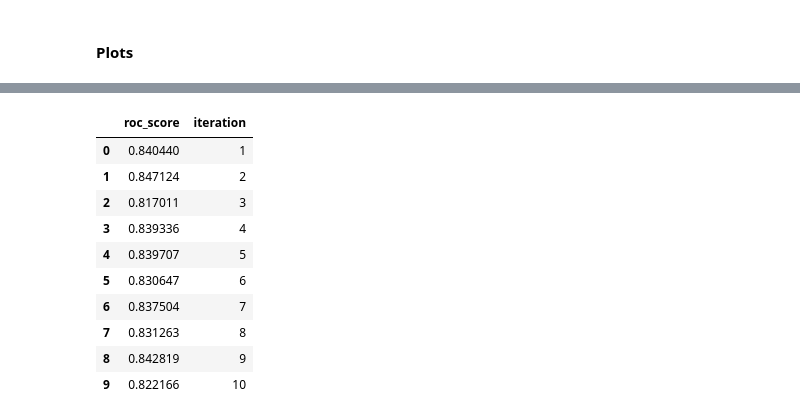
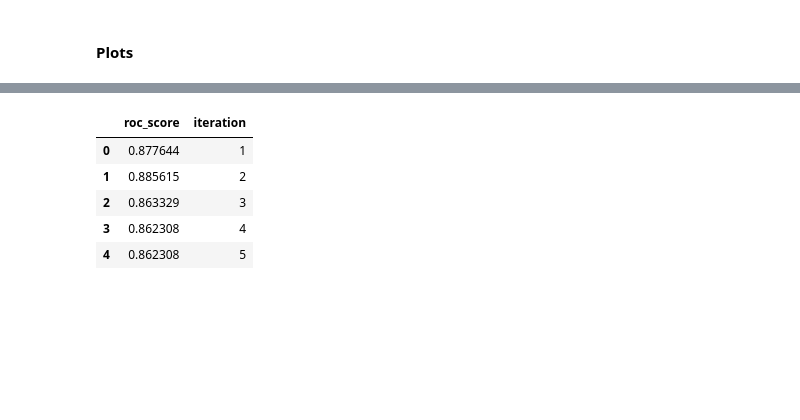
Before and after one commit to jacopoUCL/td2c, a Jupyter notebook: notebooks/contributions/td2c_extesions/IterativeTD2C.ipynb, the cells around one changed output, grey strips where cells are left out. Cells and saved outputs as stored; diff of their text form; code cells hidden in the pictures; blank space fills up the shorter version.

```diff
--- a/notebooks/contributions/td2c_extesions/IterativeTD2C.ipynb
+++ b/notebooks/contributions/td2c_extesions/IterativeTD2C.ipynb
@@ -43,7 +43,7 @@ from d2c.benchmark import D2CWrapper
 N_JOBS = 40 # number of jobs to run in parallel. For D2C, parallelism is implemented at the observation level: each observation from a single file is processed in parallel
 SEED = 42 # random seed for reproducibility
 MB_SIZE = 2 # size to consider when estimating the markov blanket. This is only useful if the MB is actually estimated
-COUPLES_TO_CONSIDER_PER_DAG = -1 # edges that are considered in total to compute descriptors, for each TS. This can speed up the process. If set to -1, all possible edges are considered
+COUPLES_TO_CONSIDER_PER_DAG = 40 # edges that are considered in total to compute descriptors, for each TS. This can speed up the process. If set to -1, all possible edges are considered
 maxlags = 5 # maximum lags to consider when considering variable couples
 noise_std_filter = 0.01  # Example noise standard deviation to filter
 max_neighborhood_size_filter = 2  # Example filter for neighborhood size
@@ -1484,7 +1552,7 @@ plt.savefig(output_folder + f'boxplot_roc_auc_scores_{method}_iterative_{it}_ite
 <Figure size 640x480 with 0 Axes>
 # %%
 k = 1
-it = 10
+it = 5
 method = 'TD2C'
 
 roc1 = df1.mean().mean()
@@ -1492,14 +1560,14 @@ roc2 = df2.mean().mean()
 roc3 = df3.mean().mean()
 roc4 = df4.mean().mean()
 roc5 = df5.mean().mean()
-roc6 = df6.mean().mean()
-roc7 = df7.mean().mean()
-roc8 = df8.mean().mean()
-roc9 = df9.mean().mean()
-roc10 = df10.mean().mean()
+# roc6 = df6.mean().mean()
+# roc7 = df7.mean().mean()
+# roc8 = df8.mean().mean()
+# roc9 = df9.mean().mean()
+# roc10 = df10.mean().mean()
 
 # make a vector with roc scores
-roc_scores = [roc1, roc2, roc3, roc4, roc5, roc6, roc7, roc8, roc9, roc10] #
+roc_scores = [roc1, roc2, roc3, roc4, roc5] # , roc6, roc7, roc8, roc9, roc10
 
 # line plot of the roc scores with iterations numbers on x-axis
 plt.figure(figsize=(12, 6))
@@ -1520,23 +1588,18 @@ plt.savefig(output_folder + f'ROC_AUC_scores_TD2C_{method}_{it}_iterations_{k}_t
 # %%
 # print the average roc scores for each iteration in the same df
 roc_scores_df = pd.DataFrame(roc_scores, columns=['roc_score'])
 roc_scores_df['iteration'] = range(1, it+1)
 roc_scores_df
 
 # save the df in a csv file
-output_folder = '/home/jpalombarini/td2c/notebooks/contributions/td2c_extesions/results/Regression/try_complete_function/metrics/'
-roc_scores_df.to_csv(output_folder + f'roc_scores_TD2C_{method}_{it}_iterations_{k}_top_vars.csv', index=False)
+# output_folder = '/home/jpalombarini/td2c/notebooks/contributions/td2c_extesions/results/Regression/try_complete_function/metrics/'
+# roc_scores_df.to_csv(output_folder + f'roc_scores_TD2C_{method}_{it}_iterations_{k}_top_vars.csv', index=False)
 
 roc_scores_df
 # %% [output]
 |  | roc_score | iteration |
-| 0 | 0.840440 | 1 |
-| 1 | 0.847124 | 2 |
-| 2 | 0.817011 | 3 |
-| 3 | 0.839336 | 4 |
-| 4 | 0.839707 | 5 |
-| 5 | 0.830647 | 6 |
-| 6 | 0.837504 | 7 |
-| 7 | 0.831263 | 8 |
-| 8 | 0.842819 | 9 |
-| 9 | 0.822166 | 10 |
+| 0 | 0.877644 | 1 |
+| 1 | 0.885615 | 2 |
+| 2 | 0.863329 | 3 |
+| 3 | 0.862308 | 4 |
+| 4 | 0.862308 | 5 |
```
Also changed, not shown: parts of 5 cells of this notebook, 1 other file.
